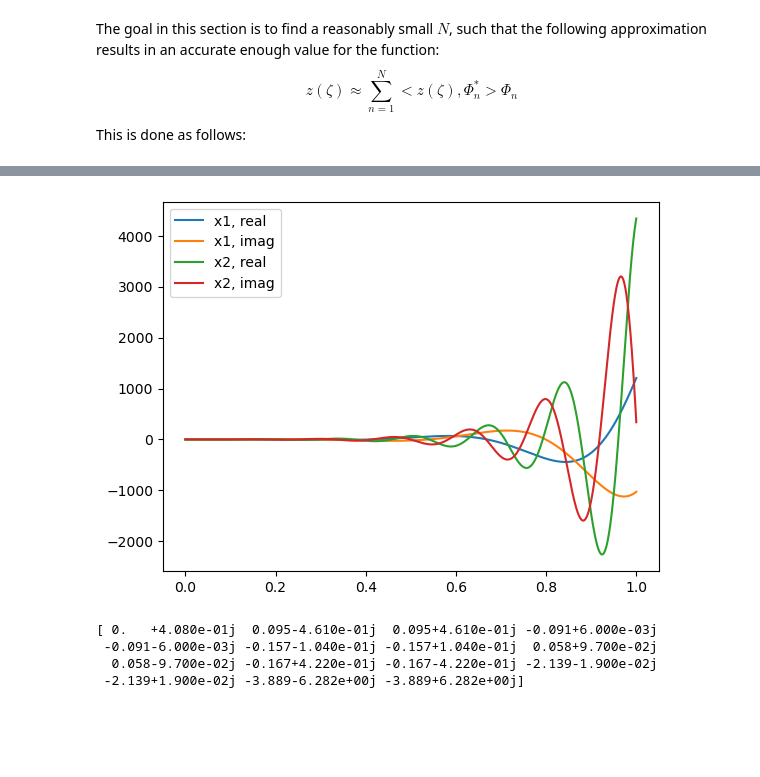
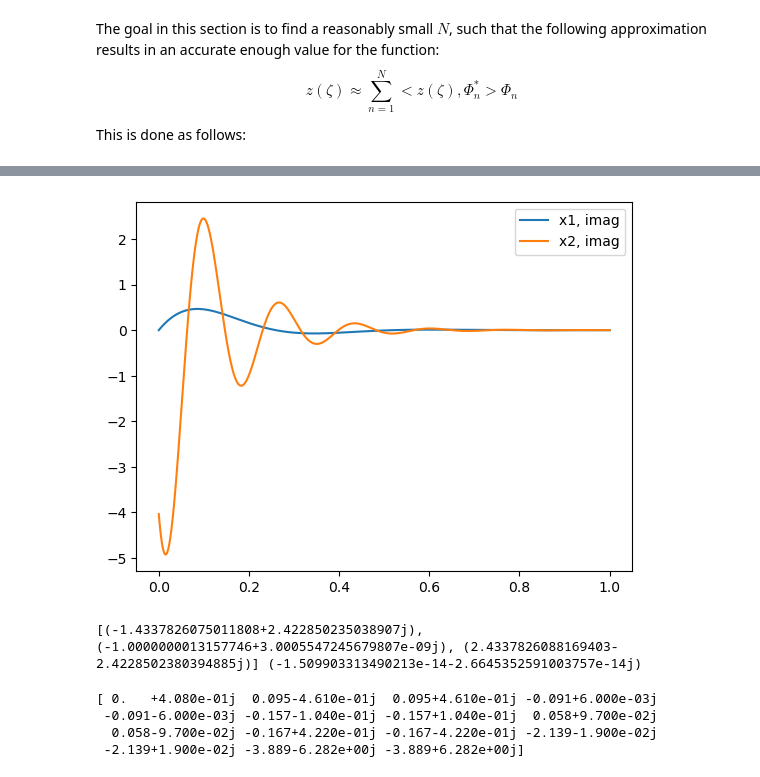
Before and after one commit to behradmoadeli/pfr_isothermal_recycle_delay_optimal, a Jupyter notebook: reports/BehradPaper.ipynb, the cells around one changed output, grey strips where cells are left out. Drawn from its saved outputs; the diff is of its cells as text; code cells hidden in the pictures; blank space fills up the shorter version.

```diff
--- a/reports/BehradPaper.ipynb
+++ b/reports/BehradPaper.ipynb
@@ -689,15 +691,25 @@ e_27 = (49.218670562643766+0j)
 # %%
 x = np.linspace(0,1,1000)
 
-plt.plot(x, np.real(eig_fun_adj_1(x, default_pars, lambdas[15])), label='x1, real')
-plt.plot(x, np.imag(eig_fun_adj_1(x, default_pars, lambdas[15])), label='x1, imag')
-plt.plot(x, np.real(eig_fun_adj_2(x, default_pars, lambdas[15])), label='x2, real')
-plt.plot(x, np.imag(eig_fun_adj_2(x, default_pars, lambdas[15])), label='x2, imag')
+# plt.plot(x, np.real(eig_fun_1(x, default_pars, lambdas[15])), label='x1, real')
+plt.plot(x, np.imag(eig_fun_1(x, default_pars, lambdas[15])), label='x1, imag')
+# plt.plot(x, np.real(eig_fun_2(x, default_pars, lambdas[15])), label='x2, real')
+plt.plot(x, np.imag(eig_fun_2(x, default_pars, lambdas[15])), label='x2, imag')
 plt.legend()
 
 plt.show()
 # %% [output]
-[figure, old version]
+[figure, new version]
+# %%
+par = default_pars.copy()
+(k, v, D, tau, R) = (par['k'], par['v'], par['D'], par['tau'], par['R'])
+a = [0,0,0]
+a[0] = D * (eig_fun_1_prime(0, default_pars, lambdas[15]))
+a[1] = -v * (eig_fun_1(0, default_pars, lambdas[15]))
+a[2] = R * v * (eig_fun_2(0, default_pars, lambdas[15]))
+print(a, sum(a))
+# %% [output]
+[(-1.4337826075011808+2.422850235038907j), (-1.0000000013157746+3.0005547245679807e-09j), (2.4337826088169403-2.4228502380394885j)] (-1.509903313490213e-14-2.6645352591003757e-14j)
 # %%
 x = np.linspace(0,1,1000)
 s = []
```
Also changed, not shown: parts of 9 cells of this notebook, 2 other files.
